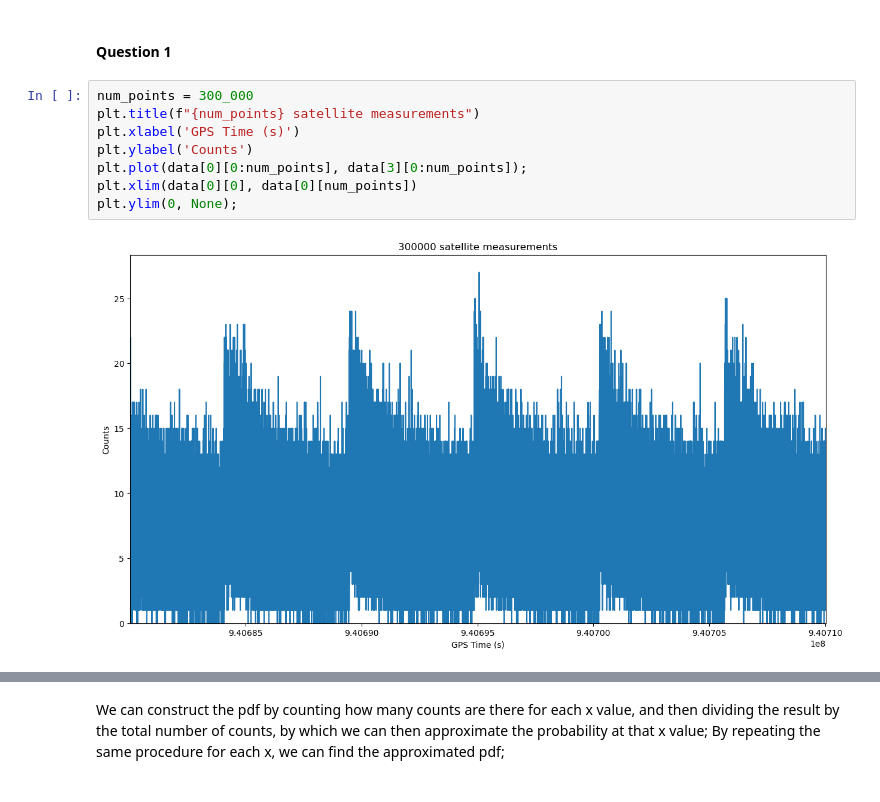
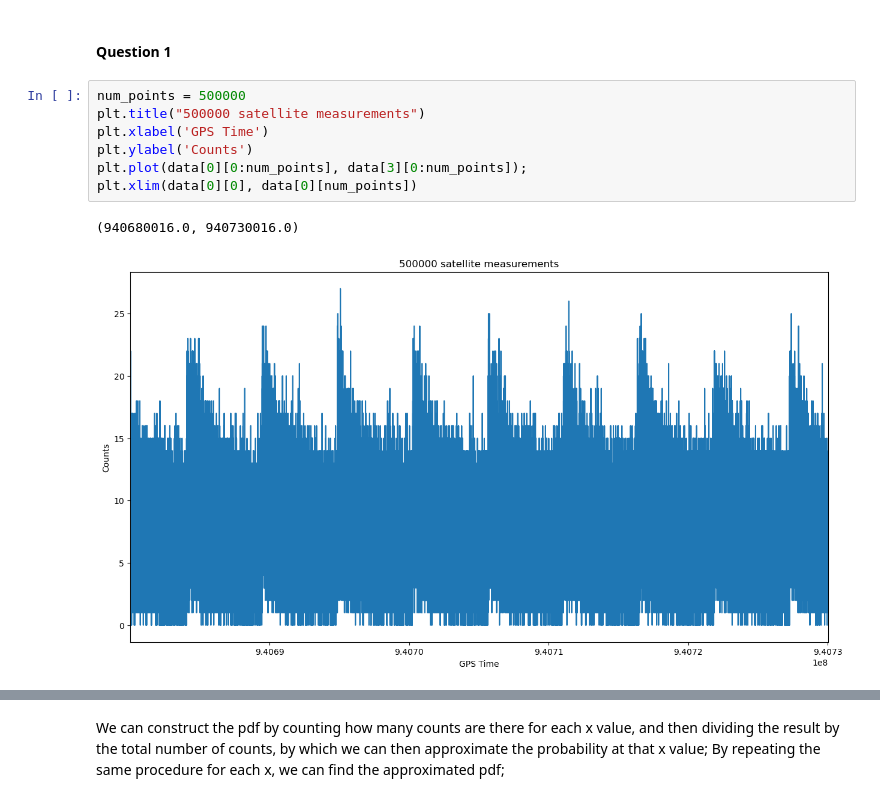
Before and after one commit to AurelianoLZA/Phys_434, a Jupyter notebook: Lab 4.ipynb, the cells around one changed output, grey strips where cells are left out. Saved outputs shown, nothing was run; the diff lists cells and outputs as text.

```diff
--- a/Lab 4.ipynb
+++ b/Lab 4.ipynb
@@ -22,12 +22,12 @@ hf.close()
 # %% [markdown]
 #### Question 1
 # %%
-num_points = 300_000
-plt.title(f"{num_points} satellite measurements")
-plt.xlabel('GPS Time (s)')
+num_points = 500000
+plt.title("500000 satellite measurements")
+plt.xlabel('GPS Time')
 plt.ylabel('Counts')
 plt.plot(data[0][0:num_points], data[3][0:num_points]);
 plt.xlim(data[0][0], data[0][num_points])
-plt.ylim(0, None);
 # %% [output]
+(940680016.0, 940730016.0)
-[figure, old version]
+[figure, new version]
```
Also changed, not shown: parts of 3 cells of this notebook.
